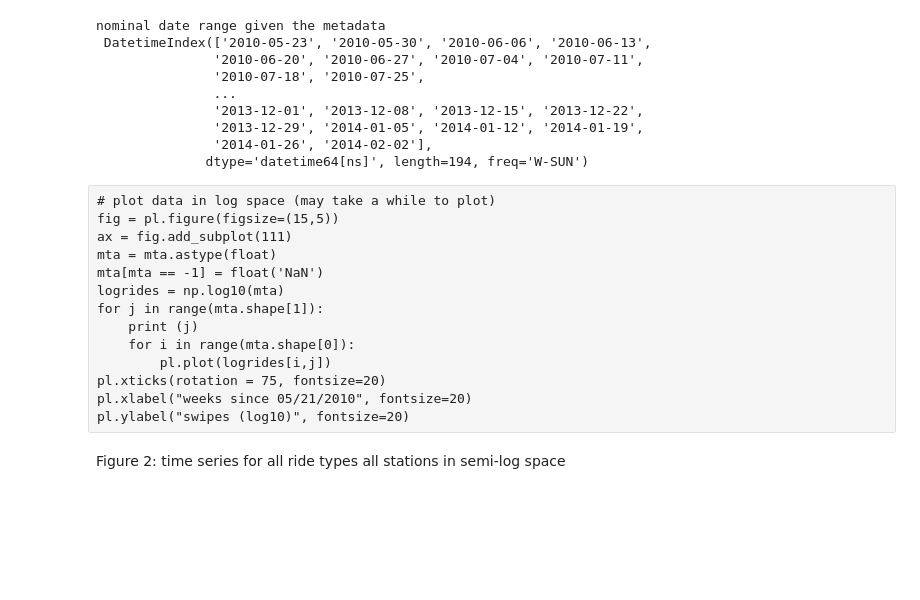
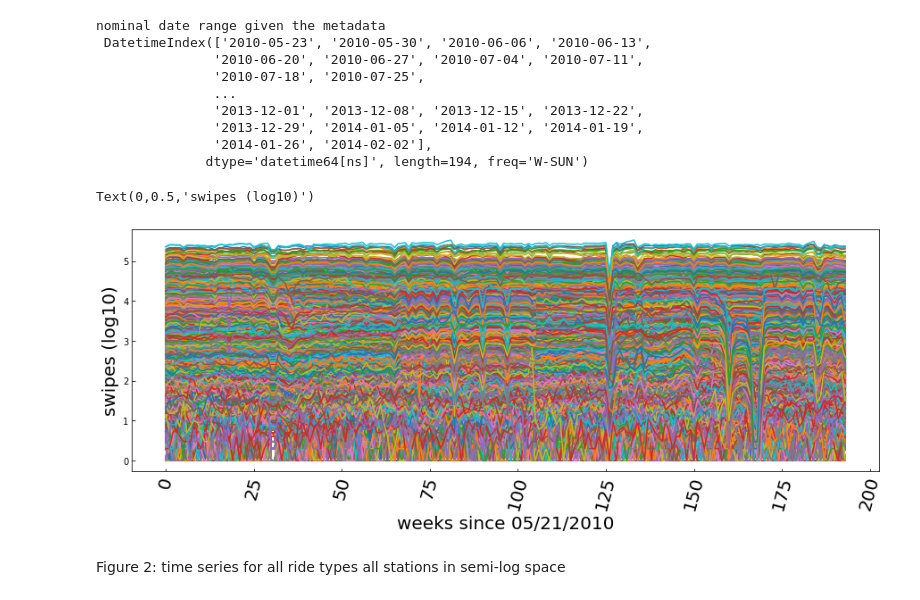
Before and after one commit to sunnyk-skk456/PUI2016_fb55, a Jupyter notebook: HW9_fb55/subway_timeseries_solution.ipynb, the cells around one changed output. Cells and saved outputs as stored; diff of their text form; code cells hidden in the pictures; blank space fills up the shorter version.

```diff
--- a/HW9_fb55/subway_timeseries_solution.ipynb
+++ b/HW9_fb55/subway_timeseries_solution.ipynb
@@ -123,20 +125,24 @@ nominal date range given the metadata
                '2013-12-29', '2014-01-05', '2014-01-12', '2014-01-19',
                '2014-01-26', '2014-02-02'],
               dtype='datetime64[ns]', length=194, freq='W-SUN')
-# %% [raw]
-# plot data in log space (may take a while to plot)
-fig = pl.figure(figsize=(15,5))
-ax = fig.add_subplot(111)
-mta = mta.astype(float)
-mta[mta == -1] = float('NaN')
-logrides = np.log10(mta)
-for j in range(mta.shape[1]):
-    print (j)
-    for i in range(mta.shape[0]):
-        pl.plot(logrides[i,j])
-pl.xticks(rotation = 75, fontsize=20)
-pl.xlabel("weeks since 05/21/2010", fontsize=20)
-pl.ylabel("swipes (log10)", fontsize=20)
+# %%
+# plot data in log space (may take a while to plot - the counter needs to get to 23)
+fig = pl.figure(figsize=(15,5))
+ax = fig.add_subplot(111)
+mta = mta.astype(float)
+mta[mta == -1] = float('NaN')
+logrides = np.log10(mta)
+for j in range(mta.shape[1]):
+    print (j,"/23")
+    clear_output(wait=True)
+    for i in range(mta.shape[0]):
+        pl.plot(logrides[i,j])
+pl.xticks(rotation = 75, fontsize=20)
+pl.xlabel("weeks since 05/21/2010", fontsize=20)
+pl.ylabel("swipes (log10)", fontsize=20)
+# %% [output]
+Text(0,0.5,'swipes (log10)')
+[figure, added]
 # %% [markdown]
 Figure 2: time series for all ride types all stations in semi-log space
 # %%
```
Also changed, not shown: parts of 5 cells of this notebook.
